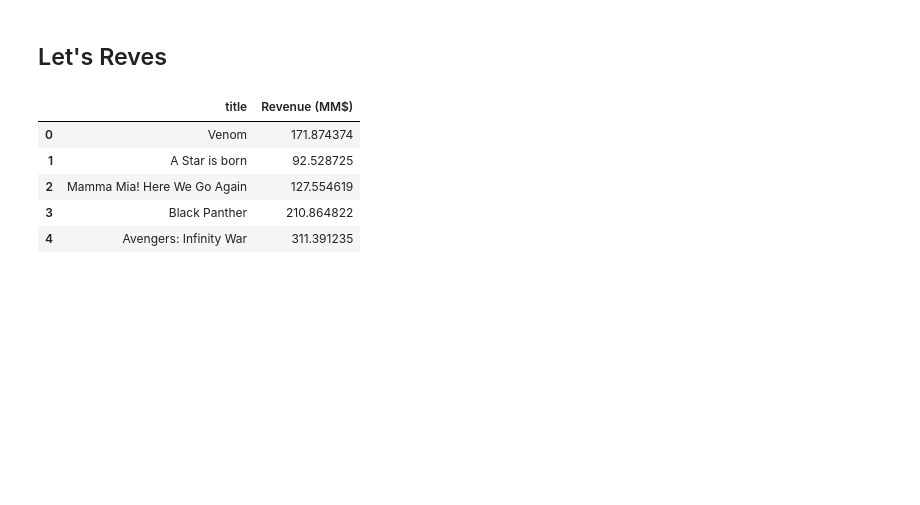
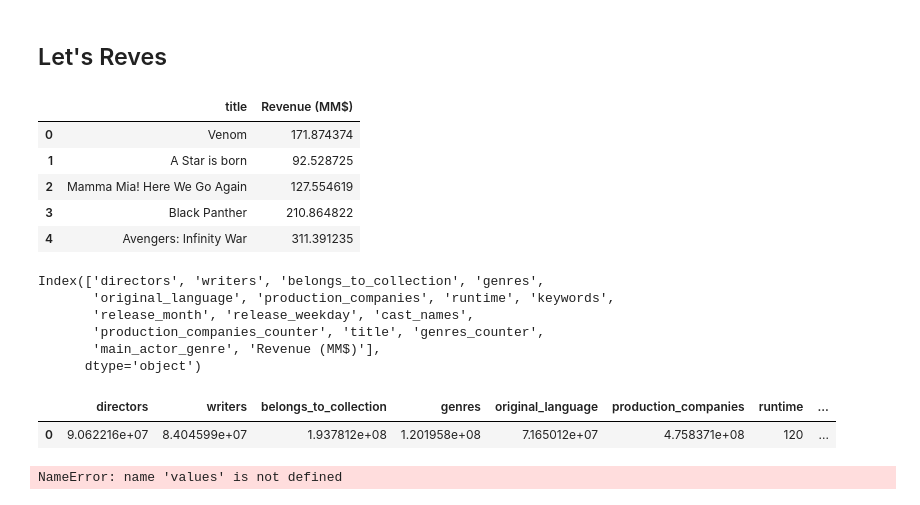
Before and after one commit to ElsaDuran/reves, a Jupyter notebook: 04.Reves_Function.ipynb, the cells around one changed output. Cells and saved outputs as stored; diff of their text form; code cells hidden in the pictures; blank space fills up the shorter version.

```diff
--- a/04.Reves_Function.ipynb
+++ b/04.Reves_Function.ipynb
@@ -121,3 +121,45 @@ Reves(test_df)
 | 2 | Mamma Mia! Here We Go Again | 127.554619 |
 | 3 | Black Panther | 210.864822 |
 | 4 | Avengers: Infinity War | 311.391235 |
+# %%
+title="Your movie's"
+directors=["Ruben Fleischer"]
+scriptwriters=['Jeff Pinkner', 'Scott Rosenberg', 'Kelly Marcel', 'Todd McFarlane', 'David Michelinie']
+cast_names=['Tom Hardy', 'Michelle Williams', 'Riz Ahmed', 'Scott Haze']
+main_actor_genre=[2]
+collection=0
+collection_name=['Venom Collection']
+genres=[]
+genres_count=2
+language="2"
+planguage=[]
+production_companies=['Avi Arad Productions', 'Columbia Pictures Corporation', 'Marvel Entertainment', 'Matt Tolmach Productions',
+'Pascal Pictures', 'Sony Pictures Entertainment (SPE)', 'Tencent Pictures']
+
+runtime=120
+imax=1
+d3=2
+month=[7]
+weekday=[3]
+keywords=[]
+
+drama="drama"
+comedy=""
+thriller=""
+action="action"
+romance="a"
+adventure=""
+crime="a"
+science_fiction=""
+horror="horror"
+family=""
+fantasy=""
+mystery=""
+animation=""
+history=""
+music=""
+war=""
+documentary=""
+western=""
+foreign=""
+tv=""
@@ -123,0 +168,9 @@ Reves(test_df)
+# %%
+test_df.columns
+# %% [output]
+Index(['directors', 'writers', 'belongs_to_collection', 'genres',
+       'original_language', 'production_companies', 'runtime', 'keywords',
+       'release_month', 'release_weekday', 'cast_names',
+       'production_companies_counter', 'title', 'genres_counter',
+       'main_actor_genre', 'Revenue (MM$)'],
+      dtype='object')
@@ -123,0 +248,5 @@ Reves(test_df)
+# %%
+x
+# %% [output]
+|  | directors | writers | belongs_to_collection | genres | original_language | production_companies | runtime | ... |
+| 0 | 9.062216e+07 | 8.404599e+07 | 1.937812e+08 | 1.201958e+08 | 7.165012e+07 | 4.758371e+08 | 120 | ... |
@@ -123,0 +255,4 @@ Reves(test_df)
+# %%
+values
+# %% [output]
+NameError: name 'values' is not defined
```
Also changed, not shown: parts of 14 cells of this notebook, 24 other files.
